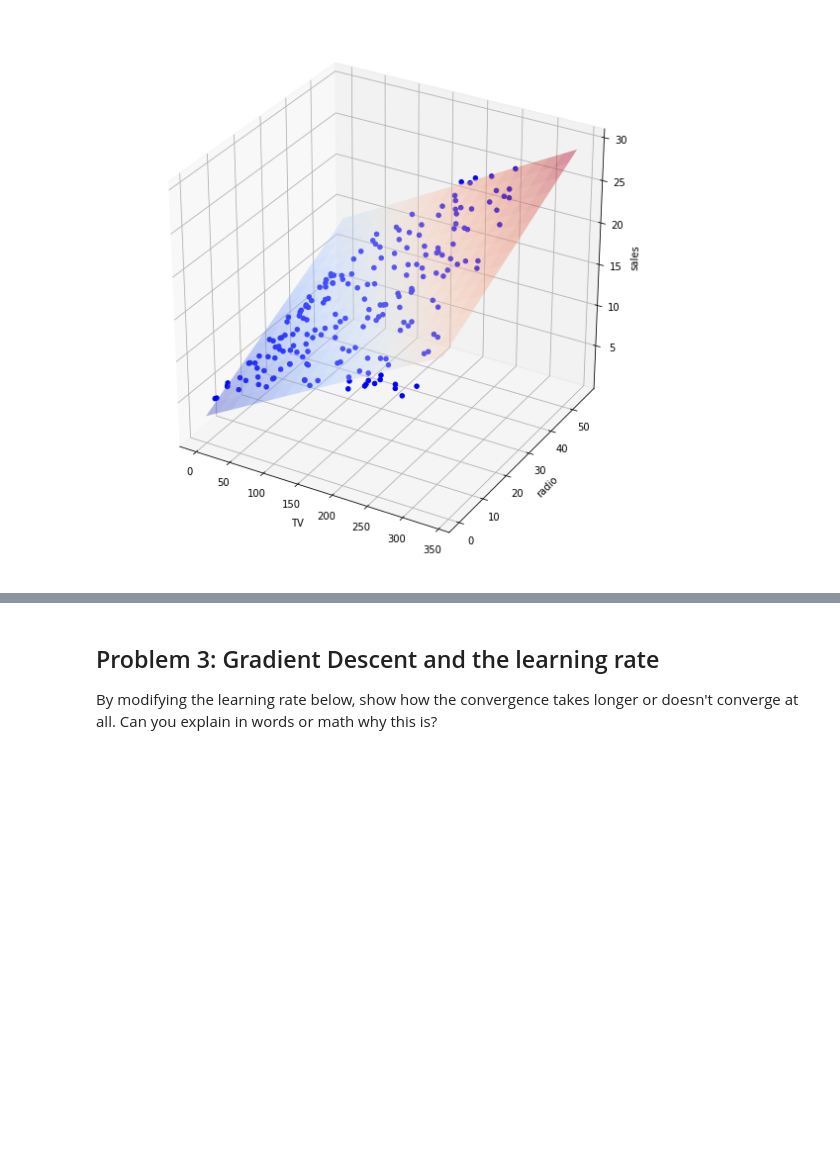
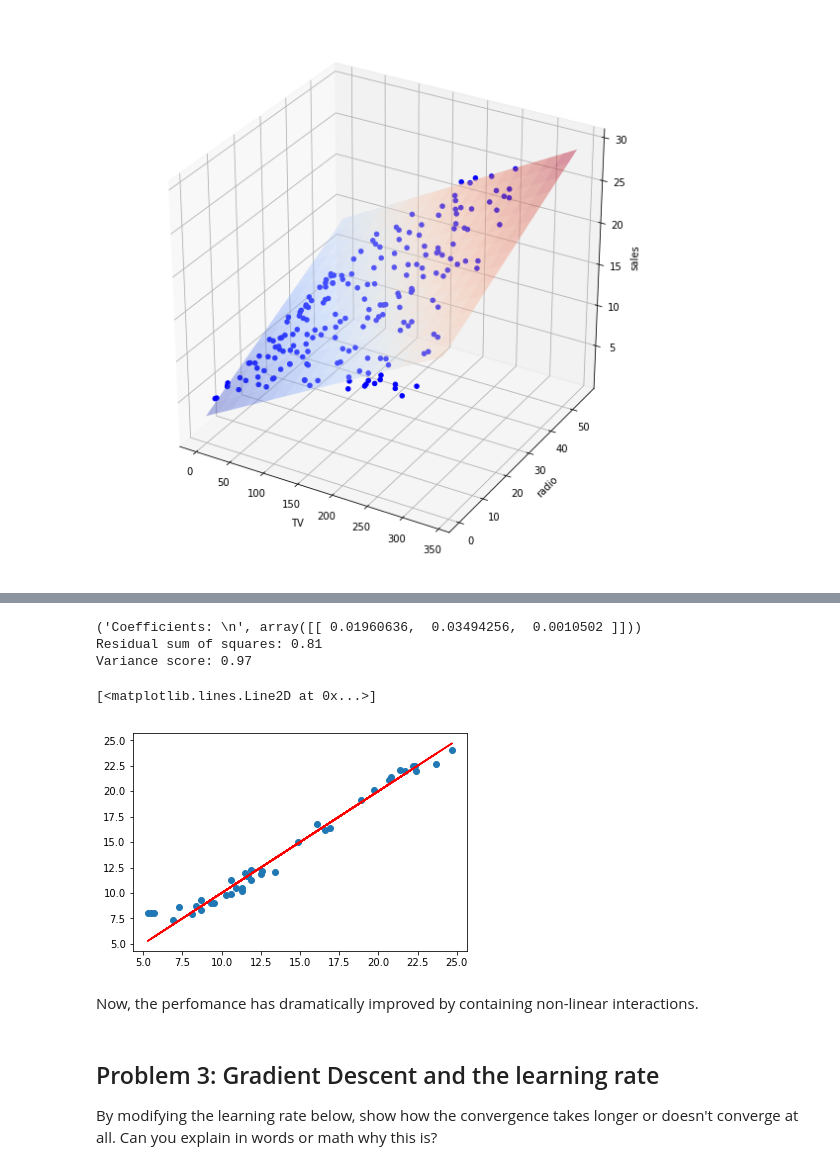
Before and after one commit to Columbia-Intro-Data-Science/python-introduction-freshsiyi, a Jupyter notebook: HW1 solution.ipynb, the cells around one changed output, grey strips where cells are left out. Saved outputs shown, nothing was run; the diff lists cells and outputs as text; code cells hidden in the pictures; blank space fills up the shorter version.

```diff
--- a/HW1 solution.ipynb
+++ b/HW1 solution.ipynb
@@ -250,3 +268,33 @@ plt.show()
+# %%
+x['TV*Radio'] = x['TV']*x['radio']
+x = x.drop(['newspaper'],1)
+
+x_train,x_test,y_train,y_test= train_test_split(x,y,test_size=0.2,random_state = 42)
+# Create linear regression object
+regr = LinearRegression()
+
+# Train the model using the training sets
+regr.fit(x_train, y_train)
+
+# The coefficients
+print('Coefficients: \n', regr.coef_)
+# The mean square error
+print("Residual sum of squares: %.2f"
+      % np.mean((regr.predict(x_test) - y_test) ** 2))
+# Explained variance score: 1 is perfect prediction
+print('Variance score: %.2f' % regr.score(x_test, y_test))
+# %% [output]
+('Coefficients: \n', array([[ 0.01960636,  0.03494256,  0.0010502 ]]))
+Residual sum of squares: 0.81
+Variance score: 0.97
+# %%
+plt.plot(y_test,regr.predict(x_test), 'o')
+plt.plot(y_test,y_test,color='r')
+# %% [output]
+[<matplotlib.lines.Line2D at 0x...>]
+[figure, added]
+# %% [markdown]
+Now, the perfomance has dramatically improved by containing non-linear interactions.
 # %% [markdown]
 ## Problem 3:  Gradient Descent and the learning rate
 By modifying the learning rate below, show how the convergence takes longer or doesn't converge at all.
```
Also changed, not shown: parts of 15 cells of this notebook.
